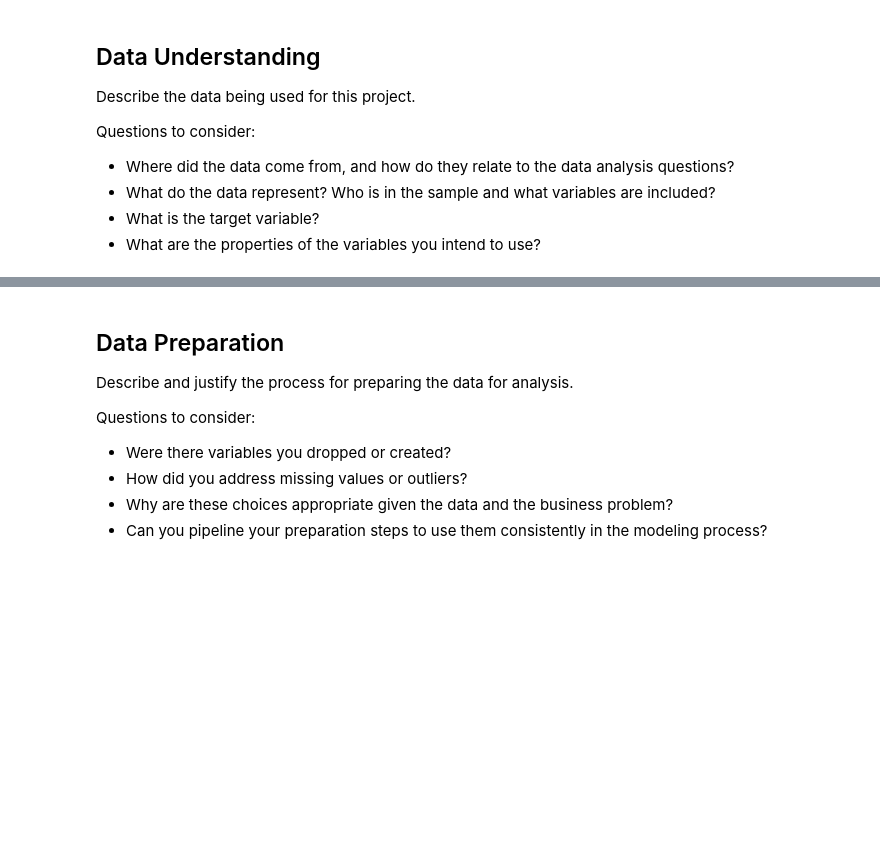
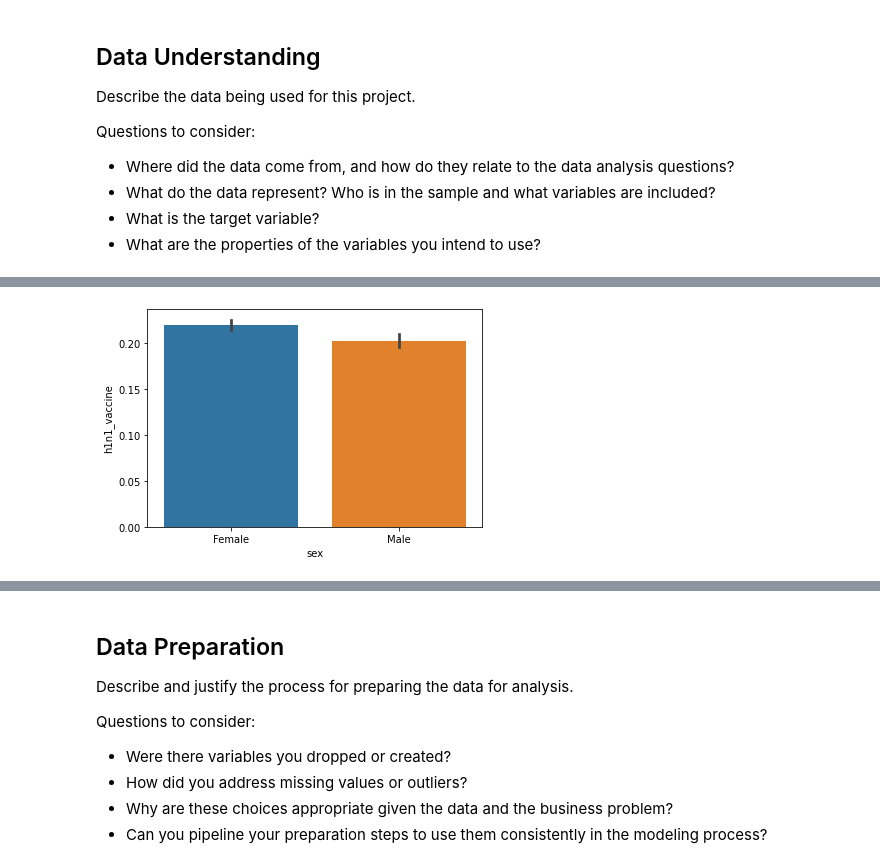
Before and after one commit to emykes/Flu_Vaccination_ML, a Jupyter notebook: Project3_Main_Notebook.ipynb, the cells around one changed output, grey strips where cells are left out. Drawn from its saved outputs; the diff is of its cells as text; code cells hidden in the pictures; blank space fills up the shorter version.

```diff
--- a/Project3_Main_Notebook.ipynb
+++ b/Project3_Main_Notebook.ipynb
@@ -40,0 +269,5 @@ Questions to consider:
+# %%
+# Gender and h1n1 vaccination status bar graph
+sns.barplot(x=df['sex'], y=df['h1n1_vaccine']);
+# %% [output]
+[figure, added]
```
Also changed, not shown: parts of 106 cells of this notebook, 3 other files.
